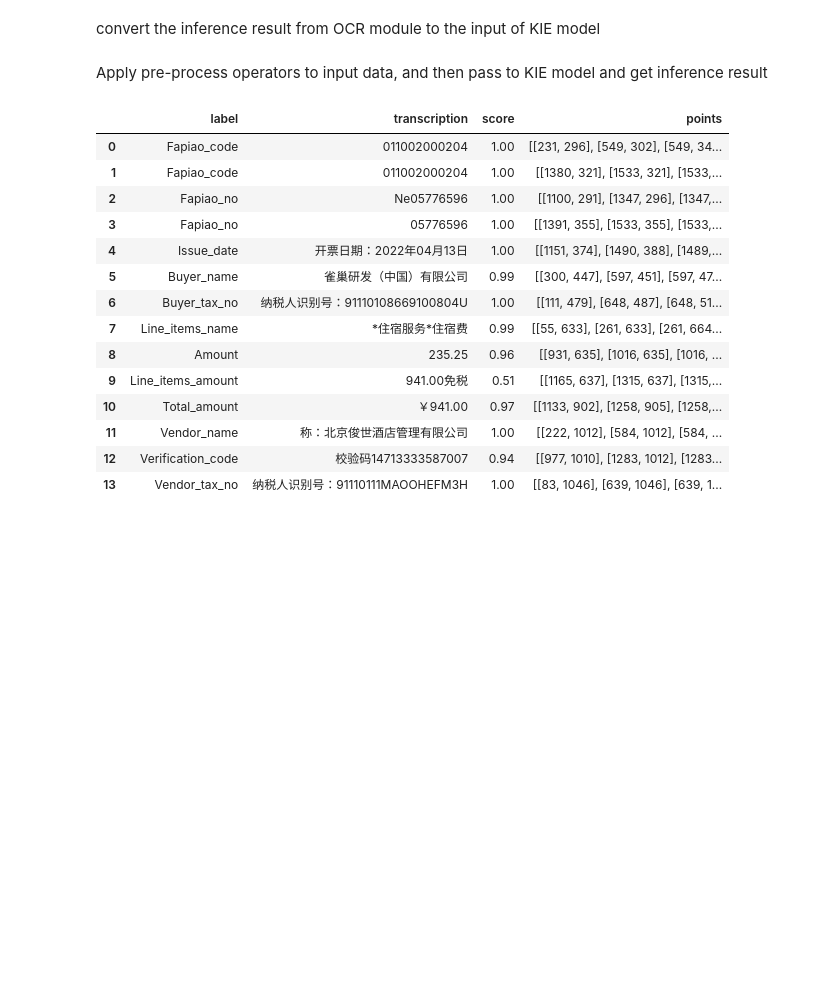
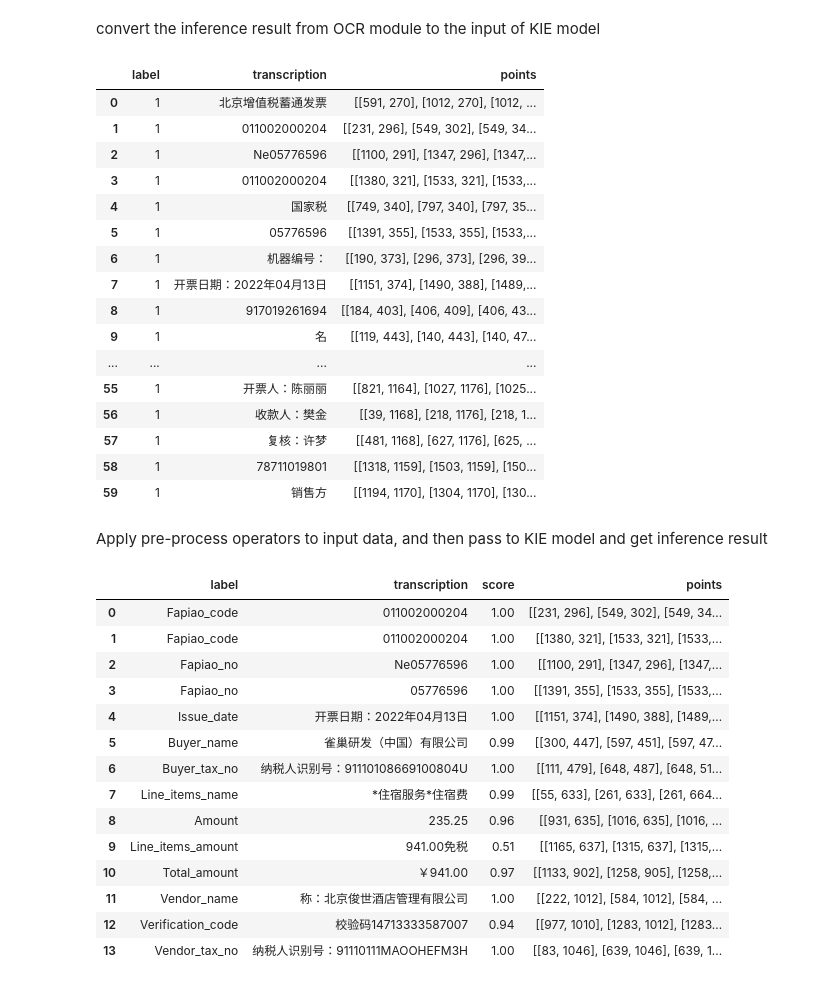
Before and after one commit to ChenNima/PaddleOCR, a Jupyter notebook: kie.ipynb, the cells around one changed output. Cells and saved outputs as stored; diff of their text form; code cells hidden in the pictures; blank space fills up the shorter version.

```diff
--- a/kie.ipynb
+++ b/kie.ipynb
@@ -111,14 +130,34 @@ convert the inference result from OCR module to the input of KIE model
 # %%
 
 _, im_buf_arr = cv2.imencode(".jpg", img)
 kie_input = [{
         "image": im_buf_arr.tobytes(),
         "label": [{
                 "label": 1,
                 "transcription": data["text"],
                 "points": data["text_box_position"]
         } for data in res["data"]],
 } for _, res in enumerate(ocr_res)]
+
+pd.DataFrame(kie_input[0]['label'])
+# %% [output]
+|  | label | transcription | points |
+| 0 | 1 | 北京增值税蓄通发票 | [[591, 270], [1012, 270], [1012, ... |
+| 1 | 1 | 011002000204 | [[231, 296], [549, 302], [549, 34... |
+| 2 | 1 | Ne05776596 | [[1100, 291], [1347, 296], [1347,... |
+| 3 | 1 | 011002000204 | [[1380, 321], [1533, 321], [1533,... |
+| 4 | 1 | 国家税 | [[749, 340], [797, 340], [797, 35... |
+| 5 | 1 | 05776596 | [[1391, 355], [1533, 355], [1533,... |
+| 6 | 1 | 机器编号： | [[190, 373], [296, 373], [296, 39... |
+| 7 | 1 | 开票日期：2022年04月13日 | [[1151, 374], [1490, 388], [1489,... |
+| 8 | 1 | 917019261694 | [[184, 403], [406, 409], [406, 43... |
+| 9 | 1 | 名 | [[119, 443], [140, 443], [140, 47... |
+| ... | ... | ... | ... |
+| 55 | 1 | 开票人：陈丽丽 | [[821, 1164], [1027, 1176], [1025... |
+| 56 | 1 | 收款人：樊金 | [[39, 1168], [218, 1176], [218, 1... |
+| 57 | 1 | 复核：许梦 | [[481, 1168], [627, 1176], [625, ... |
+| 58 | 1 | 78711019801 | [[1318, 1159], [1503, 1159], [150... |
+| 59 | 1 | 销售方 | [[1194, 1170], [1304, 1170], [130... |
 # %% [markdown]
 Apply pre-process operators to input data, and then pass to KIE model and get inference result
 # %%
```
Also changed, not shown: parts of 2 cells of this notebook.
